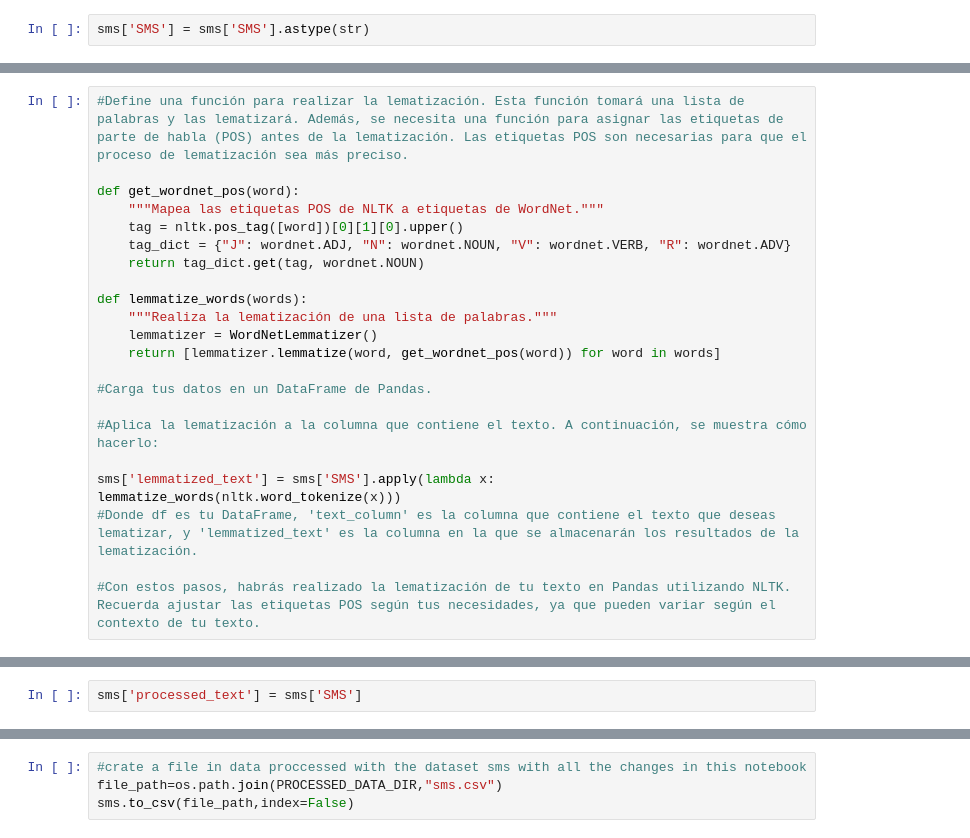
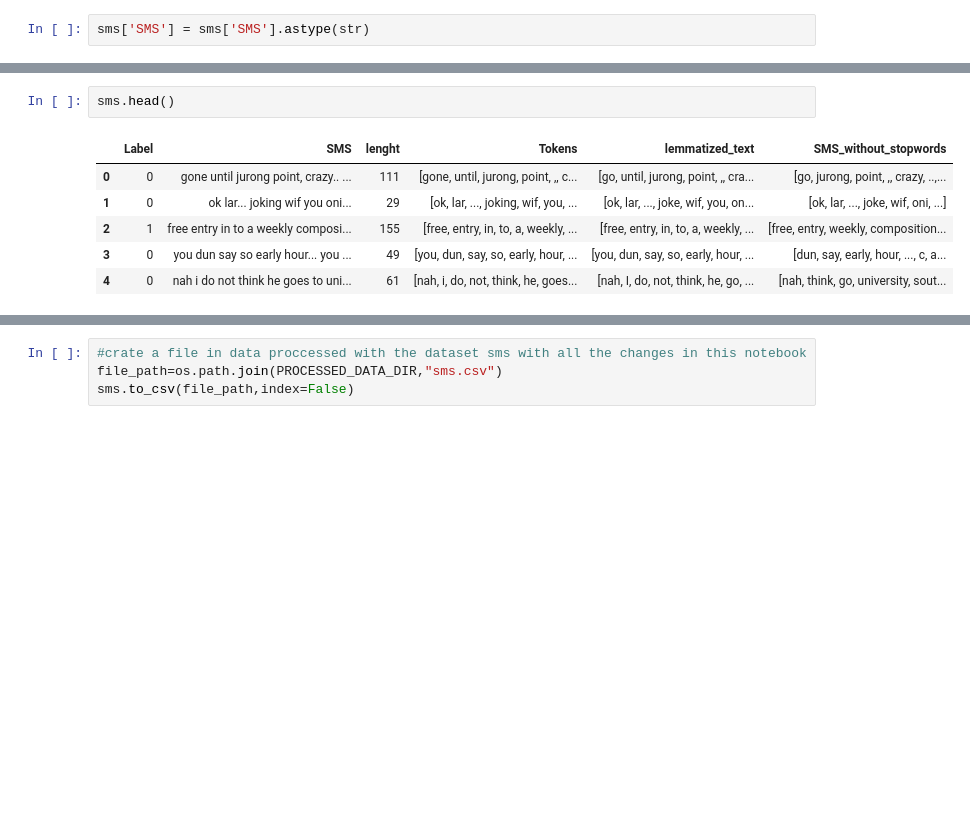
Before and after one commit to lunairazabal/spam_detection_analysis, a Jupyter notebook: notebooks/01_notebook_eda.ipynb, the cells around one changed output, grey strips where cells are left out. Drawn from its saved outputs; the diff is of its cells as text; blank space fills up the shorter version.

```diff
--- a/notebooks/01_notebook_eda.ipynb
+++ b/notebooks/01_notebook_eda.ipynb
@@ -226,22 +353,0 @@ print(sms.head())
-# %%
-#Define una función para realizar la lematización. Esta función tomará una lista de palabras y las lematizará. Además, se necesita una función para asignar las etiquetas de parte de habla (POS) antes de la lematización. Las etiquetas POS son necesarias para que el proceso de lematización sea más preciso.
-
-def get_wordnet_pos(word):
-    """Mapea las etiquetas POS de NLTK a etiquetas de WordNet."""
-    tag = nltk.pos_tag([word])[0][1][0].upper()
-    tag_dict = {"J": wordnet.ADJ, "N": wordnet.NOUN, "V": wordnet.VERB, "R": wordnet.ADV}
-    return tag_dict.get(tag, wordnet.NOUN)
-
-def lemmatize_words(words):
-    """Realiza la lematización de una lista de palabras."""
-    lemmatizer = WordNetLemmatizer()
-    return [lemmatizer.lemmatize(word, get_wordnet_pos(word)) for word in words]
-
-#Carga tus datos en un DataFrame de Pandas.
-
-#Aplica la lematización a la columna que contiene el texto. A continuación, se muestra cómo hacerlo:
-
-sms['lemmatized_text'] = sms['SMS'].apply(lambda x: lemmatize_words(nltk.word_tokenize(x)))
-#Donde df es tu DataFrame, 'text_column' es la columna que contiene el texto que deseas lematizar, y 'lemmatized_text' es la columna en la que se almacenarán los resultados de la lematización.
-
-#Con estos pasos, habrás realizado la lematización de tu texto en Pandas utilizando NLTK. Recuerda ajustar las etiquetas POS según tus necesidades, ya que pueden variar según el contexto de tu texto.
@@ -267,3 +354,10 @@ sms['SMS_without_stopwords'] = sms['SMS'].apply(remove_stopwords)
-# %%
-sms['processed_text'] = sms['SMS']
+# %%
+sms.head()
+# %% [output]
+|  | Label | SMS | lenght | Tokens | lemmatized_text | SMS_without_stopwords |
+| 0 | 0 | gone until jurong point, crazy.. ... | 111 | [gone, until, jurong, point, ,, c... | [go, until, jurong, point, ,, cra... | [go, jurong, point, ,, crazy, ..,... |
+| 1 | 0 | ok lar... joking wif you oni... | 29 | [ok, lar, ..., joking, wif, you, ... | [ok, lar, ..., joke, wif, you, on... | [ok, lar, ..., joke, wif, oni, ...] |
+| 2 | 1 | free entry in to a weekly composi... | 155 | [free, entry, in, to, a, weekly, ... | [free, entry, in, to, a, weekly, ... | [free, entry, weekly, composition... |
+| 3 | 0 | you dun say so early hour... you ... | 49 | [you, dun, say, so, early, hour, ... | [you, dun, say, so, early, hour, ... | [dun, say, early, hour, ..., c, a... |
+| 4 | 0 | nah i do not think he goes to uni... | 61 | [nah, i, do, not, think, he, goes... | [nah, I, do, not, think, he, go, ... | [nah, think, go, university, sout... |
 # %%
```
Also changed, not shown: parts of 15 cells of this notebook, 12 other files.
